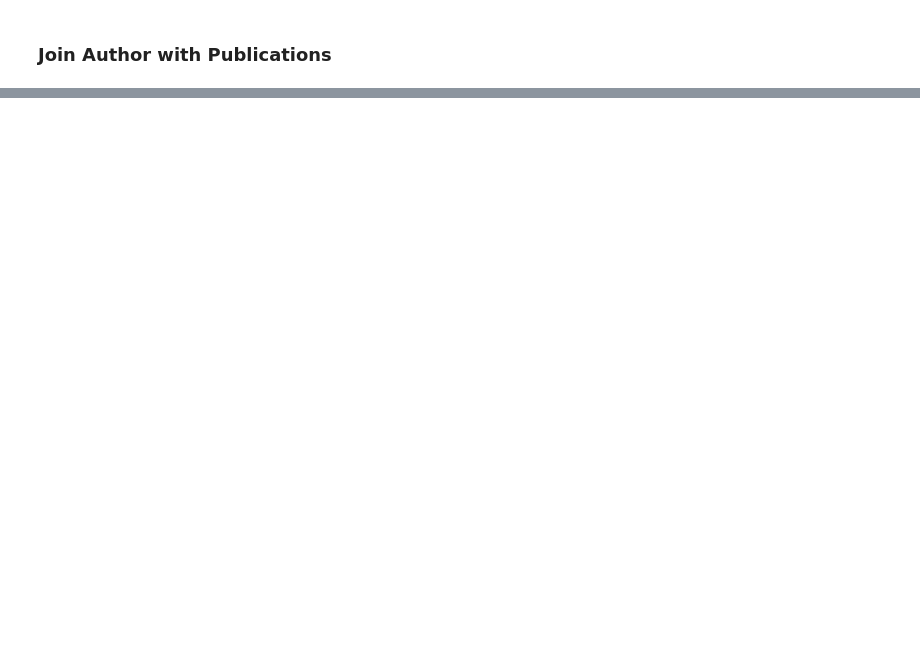
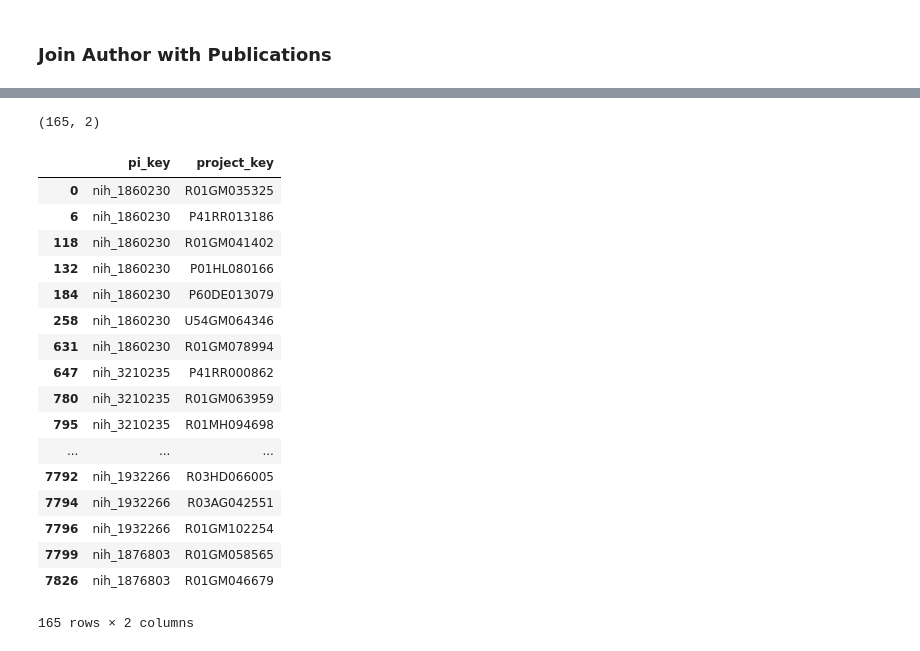
Before and after one commit to zhengweifz/nih_collaboration_network, a Jupyter notebook: data_exploration_only_fiscal_year_filter_by_cost.ipynb, the cells around one changed output, grey strips where cells are left out. Saved outputs shown, nothing was run; the diff lists cells and outputs as text; code cells hidden in the pictures; blank space fills up the shorter version.

```diff
--- a/data_exploration_only_fiscal_year_filter_by_cost.ipynb
+++ b/data_exploration_only_fiscal_year_filter_by_cost.ipynb
@@ -399,0 +434,33 @@ df_comp.to_csv('./data/study_pub.csv', header=True, index=False)
+# %%
+df_no_author = pd.DataFrame({'pi_key': list(no_auth_study)})
+# %%
+df_no_author = df_no_author.merge(df_study, left_on='pi_key', right_on='pi_key', how='left')
+# %%
+df_no_author = df_no_author[['pi_key', 'project_key']]
+# %%
+df_no_author = df_no_author.drop_duplicates()
+# %%
+df_no_author.shape
+# %% [output]
+(165, 2)
+# %%
+df_no_author
+# %% [output]
+|  | pi_key | project_key |
+| 0 | nih_1860230 | R01GM035325 |
+| 6 | nih_1860230 | P41RR013186 |
+| 118 | nih_1860230 | R01GM041402 |
+| 132 | nih_1860230 | P01HL080166 |
+| 184 | nih_1860230 | P60DE013079 |
+| 258 | nih_1860230 | U54GM064346 |
+| 631 | nih_1860230 | R01GM078994 |
+| 647 | nih_3210235 | P41RR000862 |
+| 780 | nih_3210235 | R01GM063959 |
+| 795 | nih_3210235 | R01MH094698 |
+| ... | ... | ... |
+| 7792 | nih_1932266 | R03HD066005 |
+| 7794 | nih_1932266 | R03AG042551 |
+| 7796 | nih_1932266 | R01GM102254 |
+| 7799 | nih_1876803 | R01GM058565 |
+| 7826 | nih_1876803 | R01GM046679 |
+165 rows × 2 columns
```
Also changed, not shown: parts of 33 cells of this notebook, 3 other files.
